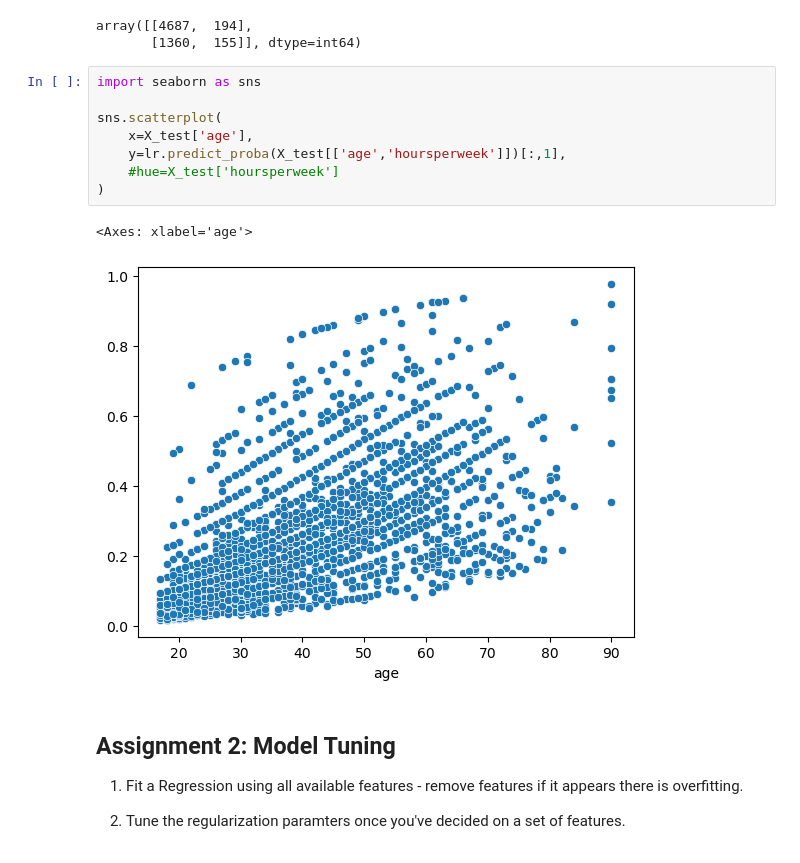
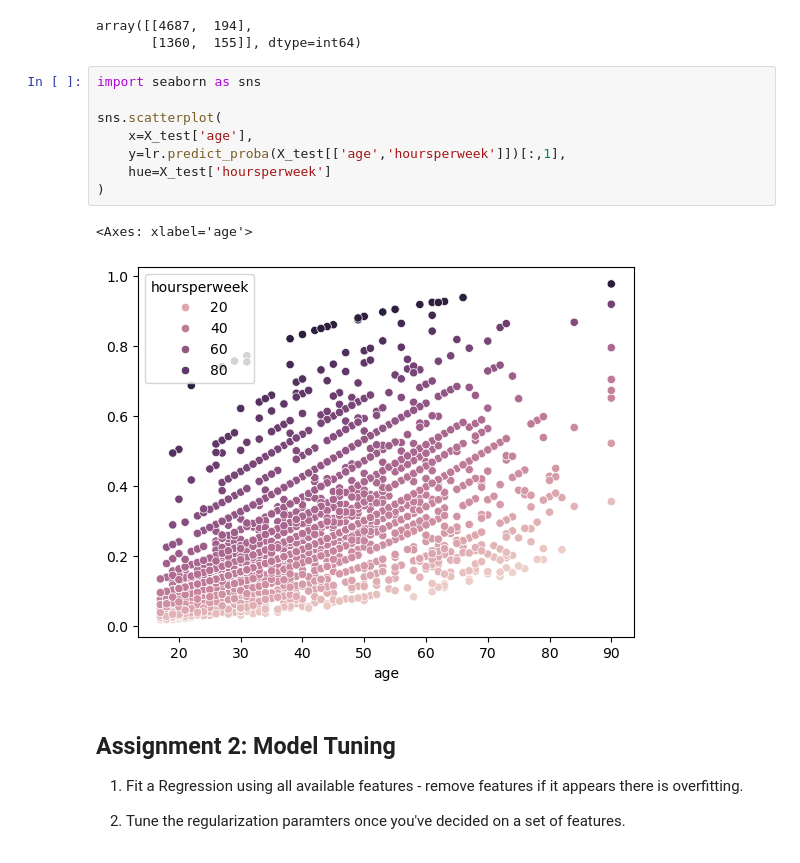
Before and after one commit to Camiloesp/PythonDataScience_SupervisedML, a Jupyter notebook: Classification_Modeling/Assignments/03_logistic_regression_assignments.ipynb, the cells around one changed output. Drawn from its saved outputs; the diff is of its cells as text.

```diff
--- a/Classification_Modeling/Assignments/03_logistic_regression_assignments.ipynb
+++ b/Classification_Modeling/Assignments/03_logistic_regression_assignments.ipynb
@@ -64,14 +64,14 @@ array([[4687,  194],
 # %%
 import seaborn as sns
 
 sns.scatterplot(
     x=X_test['age'],
     y=lr.predict_proba(X_test[['age','hoursperweek']])[:,1],
-    #hue=X_test['hoursperweek']
+    hue=X_test['hoursperweek']
 )
 # %% [output]
 <Axes: xlabel='age'>
-[figure, old version]
+[figure, new version]
 # %% [markdown]
 ## Assignment 2: Model Tuning
 
```
Also changed, not shown: 1 other file.
